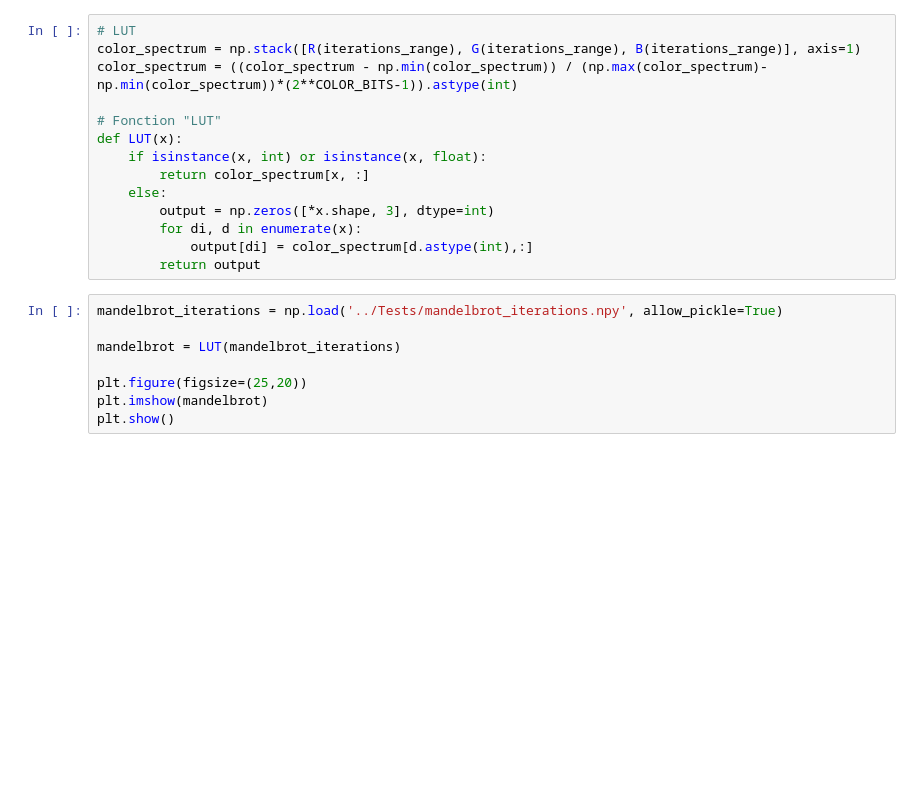
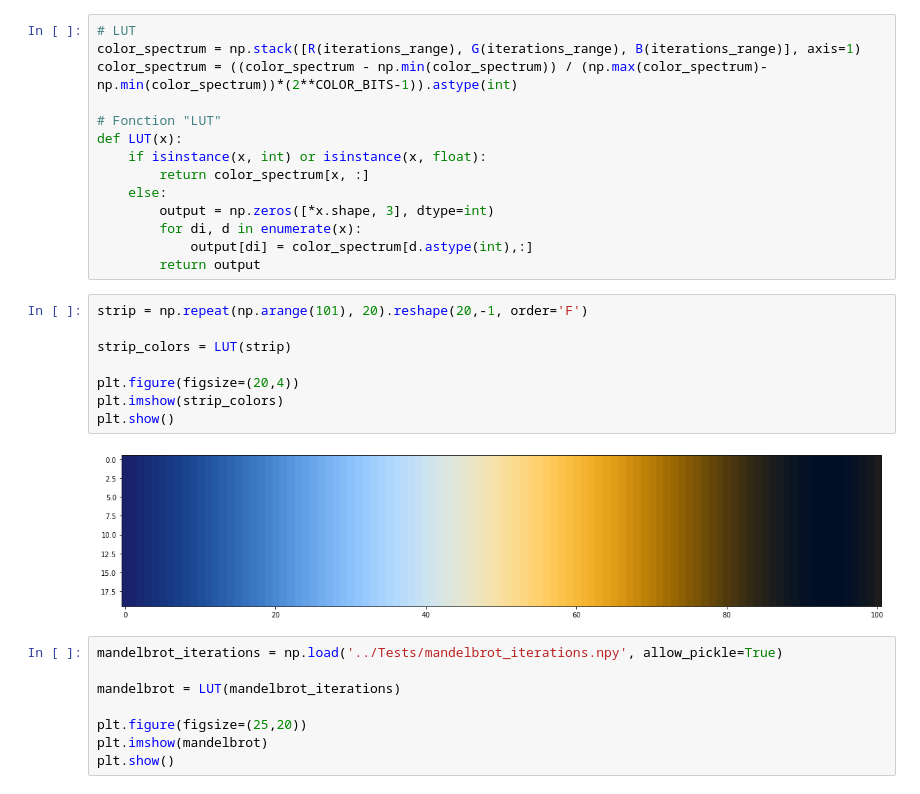
Before and after one commit to SebastienDeriaz/LPSC_TP3, a Jupyter notebook: Colors/Color_table.ipynb, the cells around one changed output. Cells and saved outputs as stored; diff of their text form; blank space fills up the shorter version.

```diff
--- a/Colors/Color_table.ipynb
+++ b/Colors/Color_table.ipynb
@@ -44,6 +44,16 @@ def LUT(x):
         for di, d in enumerate(x):
             output[di] = color_spectrum[d.astype(int),:]
         return output
+# %%
+strip = np.repeat(np.arange(101), 20).reshape(20,-1, order='F')
+
+strip_colors = LUT(strip)
+
+plt.figure(figsize=(20,4))
+plt.imshow(strip_colors)
+plt.show()
+# %% [output]
+[figure, added]
 # %%
 mandelbrot_iterations = np.load('../Tests/mandelbrot_iterations.npy', allow_pickle=True)
 
```
Also changed, not shown: parts of 1 cell of this notebook, 3 other files.
